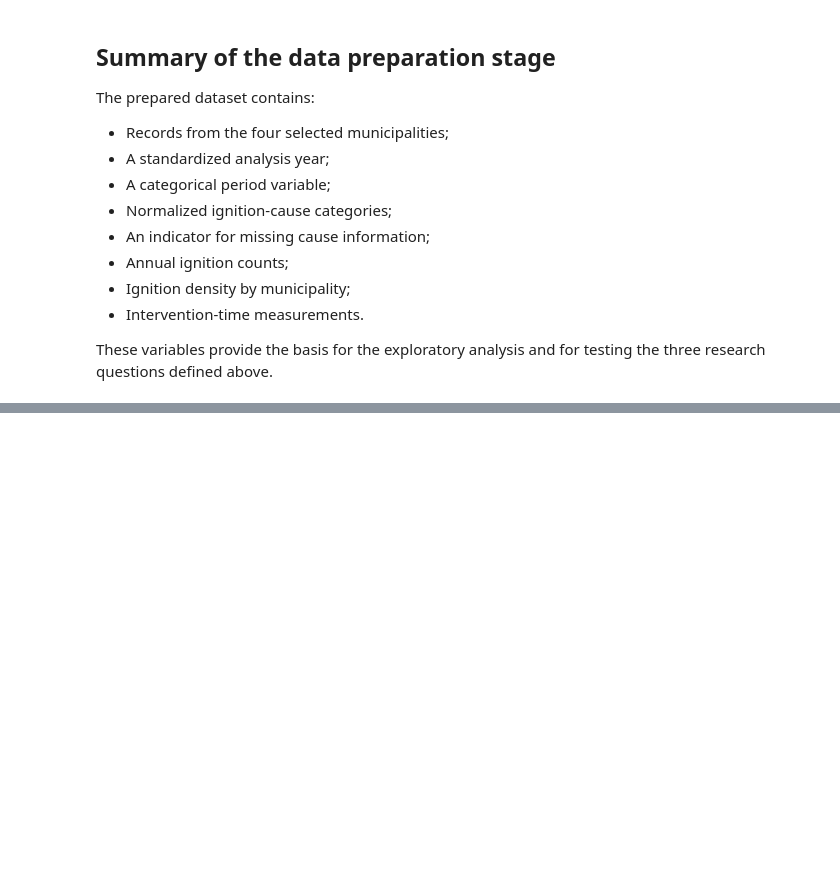
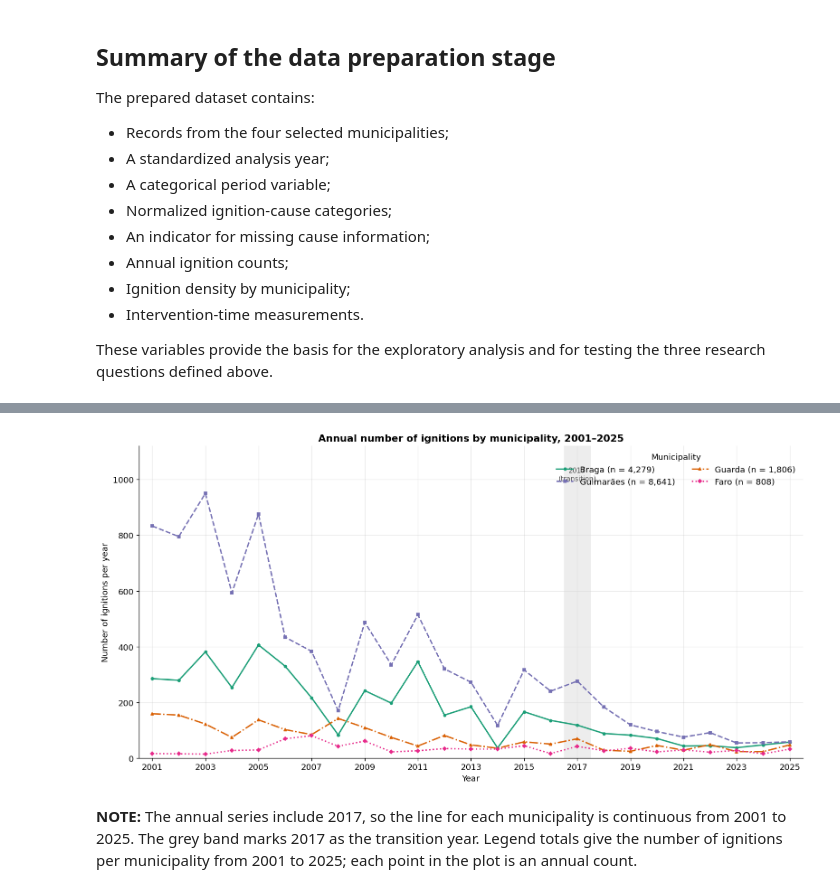
Before and after one commit to Rodrigosoares124/TEAM07-FCED, a Jupyter notebook: 00_scope_definition.ipynb, the cells around one changed output, grey strips where cells are left out. Drawn from its saved outputs; the diff is of its cells as text; code cells hidden in the pictures; blank space fills up the shorter version.

```diff
--- a/00_scope_definition.ipynb
+++ b/00_scope_definition.ipynb
@@ -498,0 +721,80 @@ These variables provide the basis for the exploratory analysis and for testing t
+# %%
+# Build a complete annual series from 2001 to 2025, including the 2017 transition year.
+analysis_periods = COMPARISON_PERIODS + ["2017"]
+year_min = int(
+    scoped_data.loc[scoped_data["PERIOD"].isin(analysis_periods), "ANALYSIS_YEAR"].min()
+)
+year_max = int(
+    scoped_data.loc[scoped_data["PERIOD"].isin(analysis_periods), "ANALYSIS_YEAR"].max()
+)
+all_years = list(range(year_min, year_max + 1))
+
+annual_counts = (
+    scoped_data.loc[scoped_data["PERIOD"].isin(analysis_periods)]
+    .groupby(["MUNICIPALITY", "ANALYSIS_YEAR"], observed=True)
+    .size()
+    .rename("IGNITIONS")
+    .reindex(
+        pd.MultiIndex.from_product(
+            [MUNICIPALITIES, all_years],
+            names=["MUNICIPALITY", "ANALYSIS_YEAR"],
+        ),
+        fill_value=0,
+    )
+    .reset_index()
+)
+
+annual_series = (
+    annual_counts
+    .pivot(index="ANALYSIS_YEAR", columns="MUNICIPALITY", values="IGNITIONS")
+    .reindex(index=all_years, columns=MUNICIPALITIES)
+)
+municipality_totals = (
+    scoped_data.loc[scoped_data["PERIOD"].isin(analysis_periods)]
+    .groupby("MUNICIPALITY")
+    .size()
+    .reindex(MUNICIPALITIES, fill_value=0)
+)
+
+fig, ax = plt.subplots(figsize=(13, 6.5), constrained_layout=True)
+for municipality in MUNICIPALITIES:
+    ax.plot(
+        annual_series.index,
+        annual_series[municipality],
+        color=MUNICIPALITY_COLORS[municipality],
+        linestyle=MUNICIPALITY_LINESTYLES[municipality],
+        marker=MUNICIPALITY_MARKERS[municipality],
+        markersize=3.5,
+        linewidth=1.8,
+        label=(
+            f"{MUNICIPALITY_LABELS[municipality]} "
+            f"(n = {int(municipality_totals[municipality]):,})"
+        ),
+    )
+
+annual_max = annual_series.max().max()
+ax.axvspan(2016.5, 2017.5, color="#D9D9D9", alpha=0.45, linewidth=0)
+ax.text(
+    2017,
+    annual_max * 1.10,
+    "2017\n(transition)",
+    ha="center",
+    va="top",
+    fontsize=9,
+    color="#555555",
+)
+ax.set_xticks(list(range(year_min, year_max + 1, 2)))
+ax.set_xlim(year_min - 0.5, year_max + 0.5)
+ax.set_ylim(0, annual_max * 1.18)
+ax.set_xlabel("Year")
+ax.set_ylabel("Number of ignitions per year")
+ax.set_title("Annual number of ignitions by municipality, 2001–2025")
+ax.grid(axis="y", alpha=0.25)
+ax.set_axisbelow(True)
+ax.legend(title="Municipality", loc="upper right", ncol=2)
+plt.show()
+plt.close(fig)
+# %% [output]
+[figure, added]
+# %% [markdown]
+**NOTE:** The annual series include 2017, so the line for each municipality is continuous from 2001 to 2025. The grey band marks 2017 as the transition year. Legend totals give the number of ignitions per municipality from 2001 to 2025; each point in the plot is an annual count.
```
Also changed, not shown: parts of 65 cells of this notebook, 1 other file.
